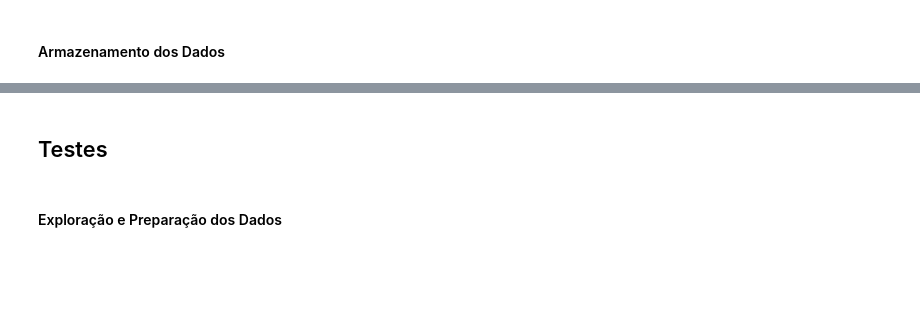
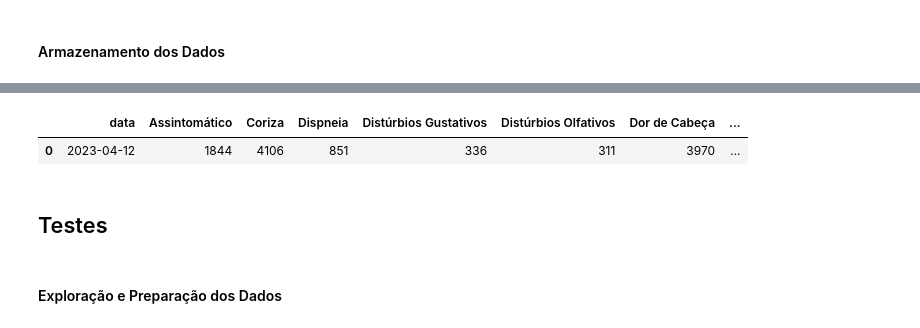
Before and after one commit to liliansom/API_SindromeGripal, a Jupyter notebook: SindromeGripal_API.ipynb, the cells around one changed output, grey strips where cells are left out. Saved outputs shown, nothing was run; the diff lists cells and outputs as text; code cells hidden in the pictures; blank space fills up the shorter version.

```diff
--- a/SindromeGripal_API.ipynb
+++ b/SindromeGripal_API.ipynb
@@ -323,13 +327,25 @@ df_sintomas.columns.name = None
 # %%
 # Atualização dos dados em arquivo CSV: neste passo iremos atualizar os novos dados no arquivo CSV existente
 
-# Leitura dos arquivos
-notificacoes_sintomas = pd.read_csv(r'data\notificacoes_sintomas.csv')
+# Leitura dos arquivos com especificação do índice de linha
+notificacoes_sintomas = pd.read_csv(r'data\notificacoes_sintomas.csv', index_col=0)
 novas_notif_sintomas = df_sintomas
 
-# Mesclando e salvando as novas informações no arquivo CSV
-novas_notif_sintomas = notificacoes_sintomas.merge(novas_notif_sintomas, on='data', how='left')
+# Filtrar linhas duplicadas
+novas_notif_sintomas = novas_notif_sintomas[~novas_notif_sintomas['data'].isin(notificacoes_sintomas['data'])]
+
+# Concatenando os DataFrames
+notificacoes_sintomas = pd.concat([notificacoes_sintomas, novas_notif_sintomas], ignore_index=True)
+
+# Remover linhas duplicadas
+notificacoes_sintomas = notificacoes_sintomas.drop_duplicates(subset='data')
+display(notificacoes_sintomas)
+
+# Salvando as novas informações no arquivo CSV
 notificacoes_sintomas.to_csv(r'data\notificacoes_sintomas.csv', index=False)
+# %% [output]
+|  | data | Assintomático | Coriza | Dispneia | Distúrbios Gustativos | Distúrbios Olfativos | Dor de Cabeça | ... |
+| 0 | 2023-04-12 | 1844 | 4106 | 851 | 336 | 311 | 3970 | ... |
 # %% [markdown]
 ## Testes
 # %% [markdown]
```
Also changed, not shown: parts of 17 cells of this notebook, 3 other files.
